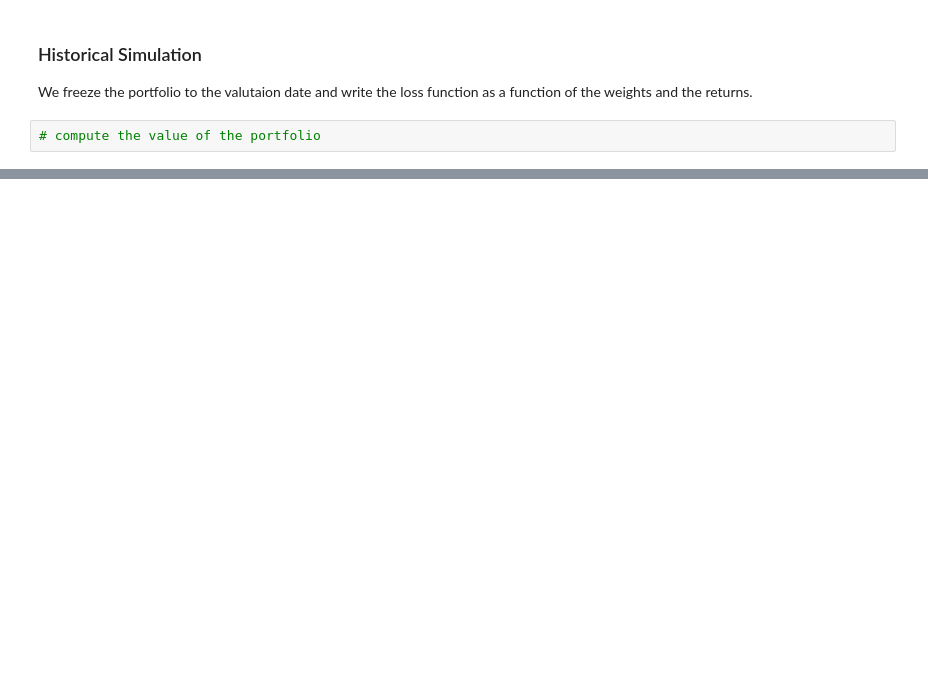
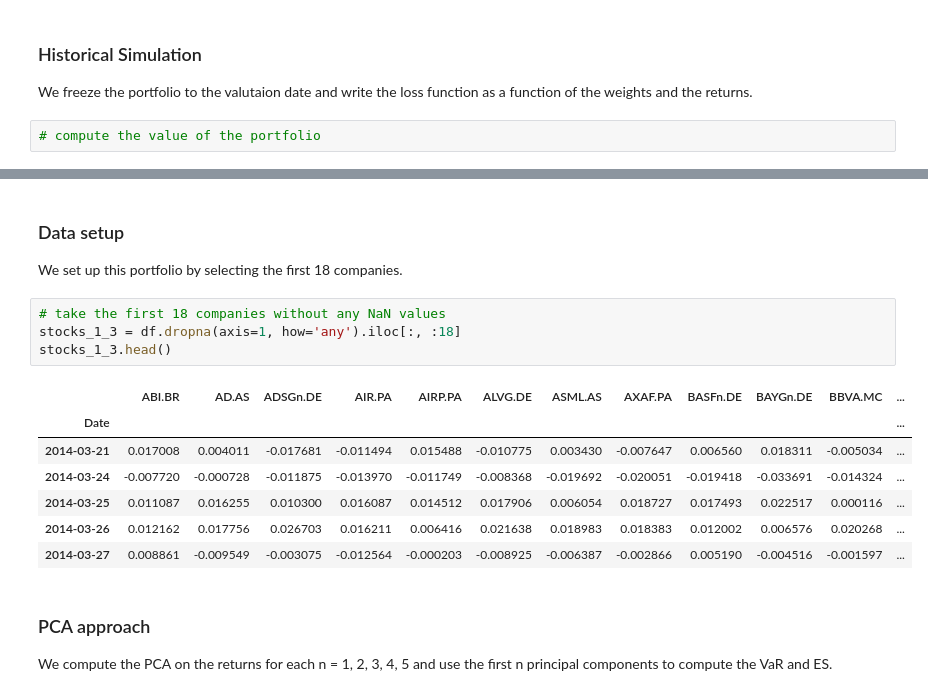
Before and after one commit to NicoloToia/Financial_Engineering, a Jupyter notebook: Assignment4/runAssignment4_Group16.ipynb, the cells around one changed output, grey strips where cells are left out. Drawn from its saved outputs; the diff is of its cells as text; blank space fills up the shorter version.

```diff
--- a/Assignment4/runAssignment4_Group16.ipynb
+++ b/Assignment4/runAssignment4_Group16.ipynb
@@ -209,0 +214,20 @@ We freeze the portfolio to the valutaion date and write the loss function as a f
+# %% [markdown]
+### Data setup
+
+We set up this portfolio by selecting the first 18 companies.
+# %%
+# take the first 18 companies without any NaN values
+stocks_1_3 = df.dropna(axis=1, how='any').iloc[:, :18]
+stocks_1_3.head()
+# %% [output]
+|  | ABI.BR | AD.AS | ADSGn.DE | AIR.PA | AIRP.PA | ALVG.DE | ASML.AS | AXAF.PA | BASFn.DE | BAYGn.DE | BBVA.MC | ... |
+| Date |  |  |  |  |  |  |  |  |  |  |  | ... |
+| 2014-03-21 | 0.017008 | 0.004011 | -0.017681 | -0.011494 | 0.015488 | -0.010775 | 0.003430 | -0.007647 | 0.006560 | 0.018311 | -0.005034 | ... |
+| 2014-03-24 | -0.007720 | -0.000728 | -0.011875 | -0.013970 | -0.011749 | -0.008368 | -0.019692 | -0.020051 | -0.019418 | -0.033691 | -0.014324 | ... |
+| 2014-03-25 | 0.011087 | 0.016255 | 0.010300 | 0.016087 | 0.014512 | 0.017906 | 0.006054 | 0.018727 | 0.017493 | 0.022517 | 0.000116 | ... |
+| 2014-03-26 | 0.012162 | 0.017756 | 0.026703 | 0.016211 | 0.006416 | 0.021638 | 0.018983 | 0.018383 | 0.012002 | 0.006576 | 0.020268 | ... |
+| 2014-03-27 | 0.008861 | -0.009549 | -0.003075 | -0.012564 | -0.000203 | -0.008925 | -0.006387 | -0.002866 | 0.005190 | -0.004516 | -0.001597 | ... |
+# %% [markdown]
+### PCA approach
+
+We compute the PCA on the returns for each n = 1, 2, 3, 4, 5 and use the first n principal components to compute the VaR and ES.
```
Also changed, not shown: parts of 4 cells of this notebook.
